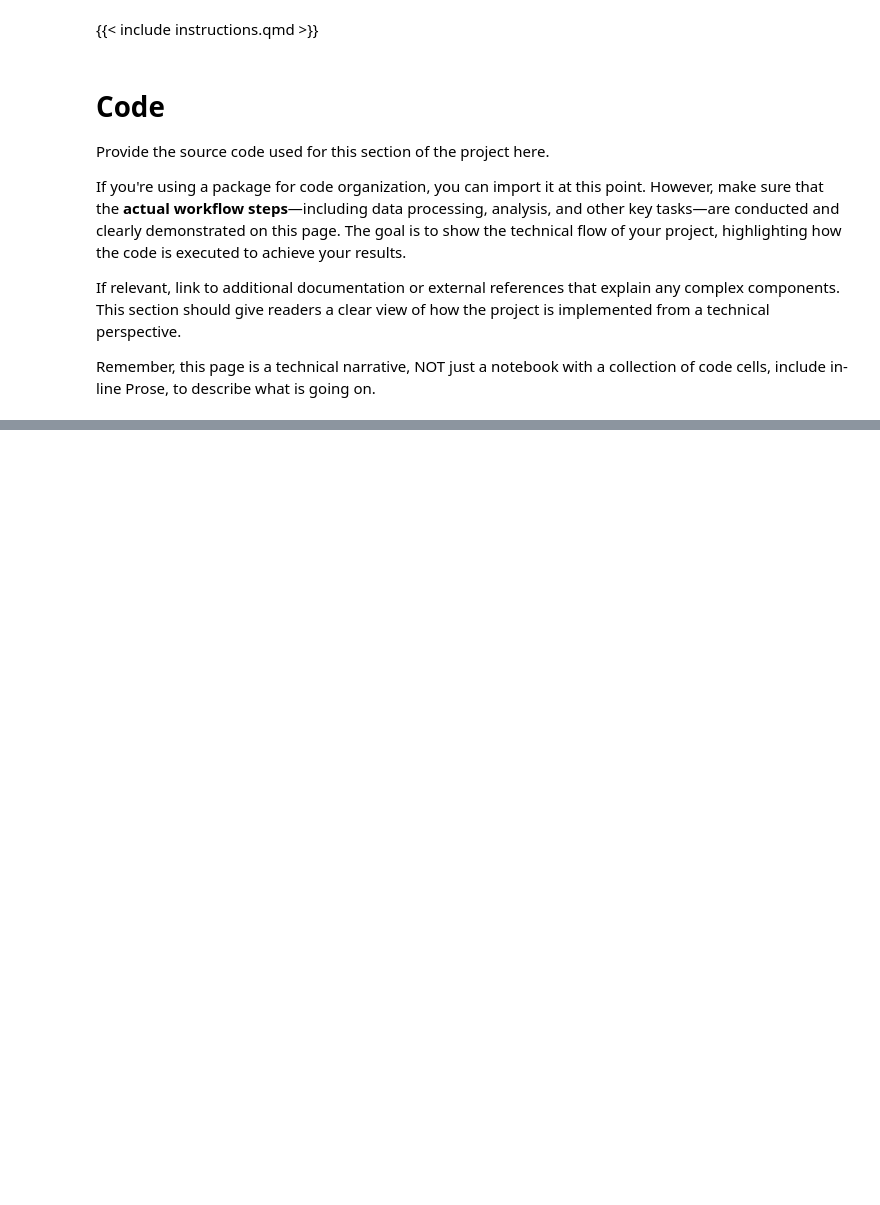
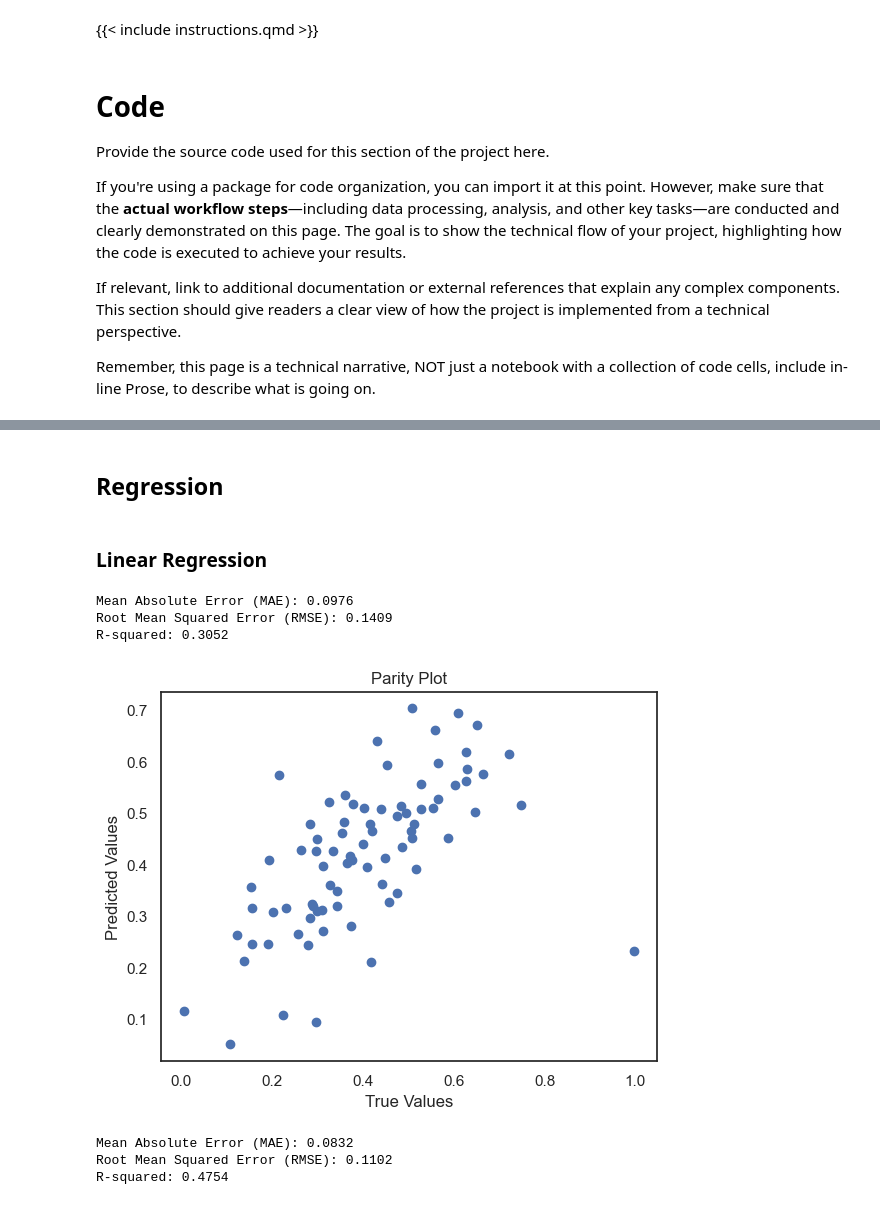
Before and after one commit to joyjessica/DSAN_5000_project, a Jupyter notebook: technical-details/supervised-learning/main.ipynb, the cells around one changed output, grey strips where cells are left out. Cells and saved outputs as stored; diff of their text form; code cells hidden in the pictures; blank space fills up the shorter version.

```diff
--- a/technical-details/supervised-learning/main.ipynb
+++ b/technical-details/supervised-learning/main.ipynb
@@ -99,0 +39,6 @@ plt.show()
+# %%
+# Drop categorical and identifier columns we dont need
+df.drop(columns=['DBN', 'School Name', 'District', 'zip code', 'Borough'], inplace=True)
+#drop columns that cause perfect multicollinearity
+df_clean = df.drop(['Median Household Income',"Percent Bachelor's Degree or Higher (25+)",'Percent No High School (25+)','Student Percent - Other', 'Percent Female','Percent who took ACT','Percent College Ready based on SAT Math'], axis=1)
+#create classification targets
@@ -99,0 +88,25 @@ plt.show()
+# %%
+def validation_eval(learning_task_type, model, X_val, y_val):
+    y_pred = model.predict(X_val)
+
+    if learning_task_type == 'regression':
+        MAE = mean_absolute_error(y_val, y_pred)
+        RMSE = np.sqrt(mean_squared_error(y_val, y_pred))
+        R2 = r2_score(y_val, y_pred)
+
+        print(f"Mean Absolute Error (MAE): {MAE:.4f}")
+        print(f"Root Mean Squared Error (RMSE): {RMSE:.4f}")
+        print(f"R-squared: {R2:.4f}")
+
+    elif learning_task_type == 'classification':
+        cm = confusion_matrix(y_val, y_pred)
+        sns.heatmap(cm, annot=True, fmt='d', cmap='Blues')
+        plt.xlabel('Predicted Labels')
+        plt.ylabel('True Labels')
+        plt.title('Confusion Matrix')
+        plt.show()
+
+    else:
+        raise ValueError("Unsupported learning task type: 'regression' or 'classification'")
+
+    return y_pred
@@ -99,0 +146,27 @@ plt.show()
+# %% [markdown]
+## Regression
+# %% [markdown]
+### Linear Regression
+# %%
+X, X_scaled, y, X_train, X_val, X_test, y_train, y_val, y_test = preprocessing(df = df_clean, target_column='Percent of Students Chronically Absent')
+# %%
+model = train(X_train, y_train, 'regression', 'linear_regression')
+y_pred = validation_eval('regression', model, X_val, y_val)
+# %% [output]
+Mean Absolute Error (MAE): 0.0976
+Root Mean Squared Error (RMSE): 0.1409
+R-squared: 0.3052
+# %%
+plt.scatter(y_val, y_pred)
+plt.xlabel("True Values")
+plt.ylabel("Predicted Values")
+plt.title("Parity Plot")
+plt.show()
+# %% [output]
+[figure, added]
+# %%
+y_pred = evaluate_test('regression', model, X_test, y_test)
+# %% [output]
+Mean Absolute Error (MAE): 0.0832
+Root Mean Squared Error (RMSE): 0.1102
+R-squared: 0.4754
```
Also changed, not shown: parts of 50 cells of this notebook.
